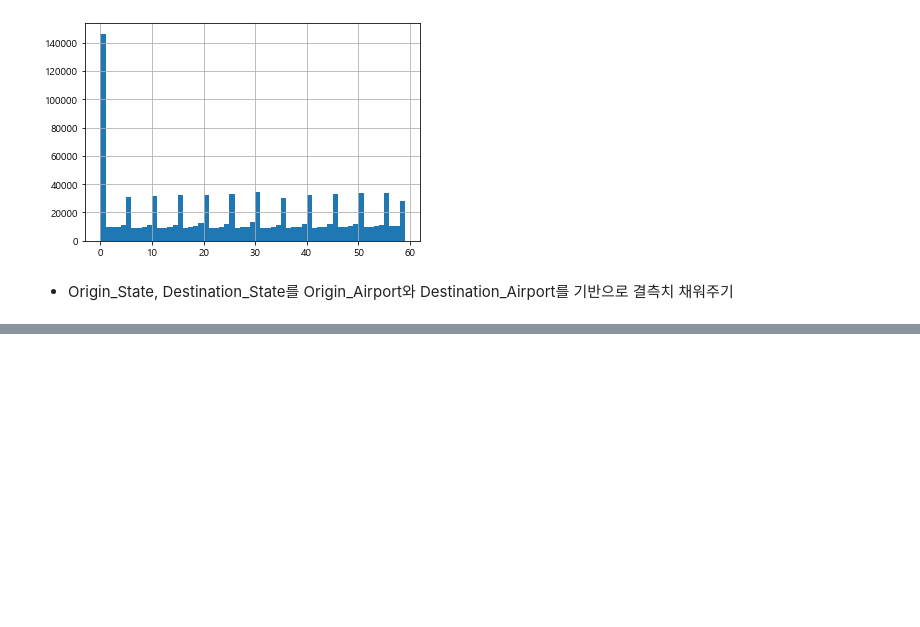
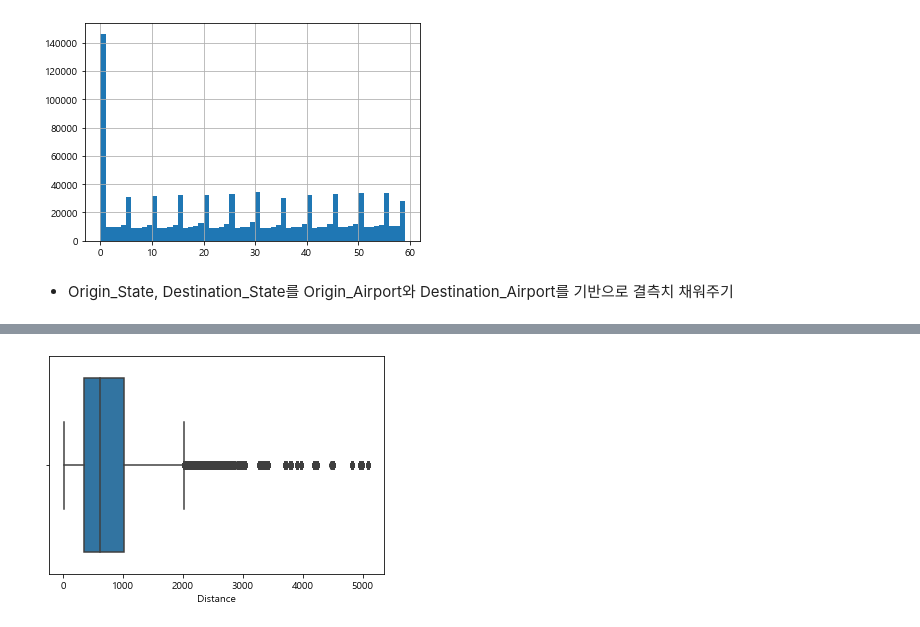
Before and after one commit to ParkGyuho/dacon_flight, a Jupyter notebook: 02.DataPreprocessing.ipynb, the cells around one changed output, grey strips where cells are left out. Saved outputs shown, nothing was run; the diff lists cells and outputs as text; code cells hidden in the pictures; blank space fills up the shorter version.

```diff
--- a/02.DataPreprocessing.ipynb
+++ b/02.DataPreprocessing.ipynb
@@ -152,0 +374,4 @@ train['Estimated_Arrival_Min'].hist(bins=59)
+# %%
+_ = sns.boxplot(data=train, x='Distance')
+# %% [output]
+[figure, added]
```
Also changed, not shown: parts of 46 cells of this notebook.
